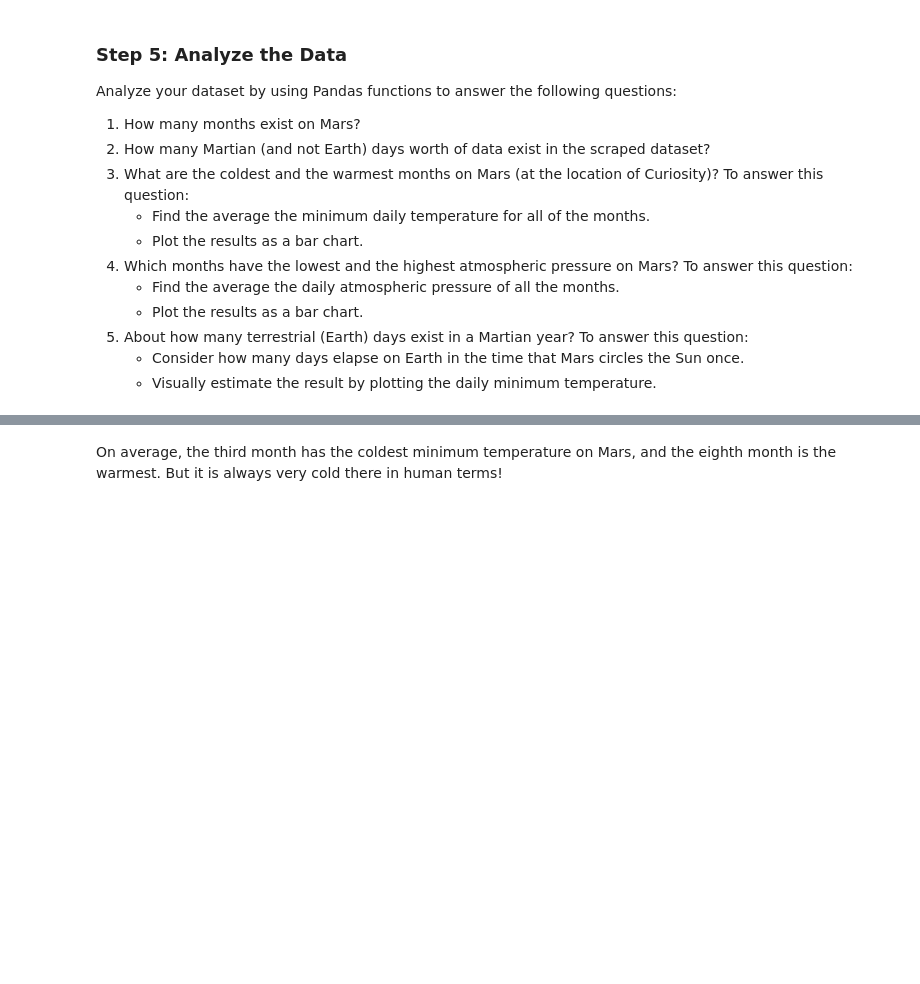
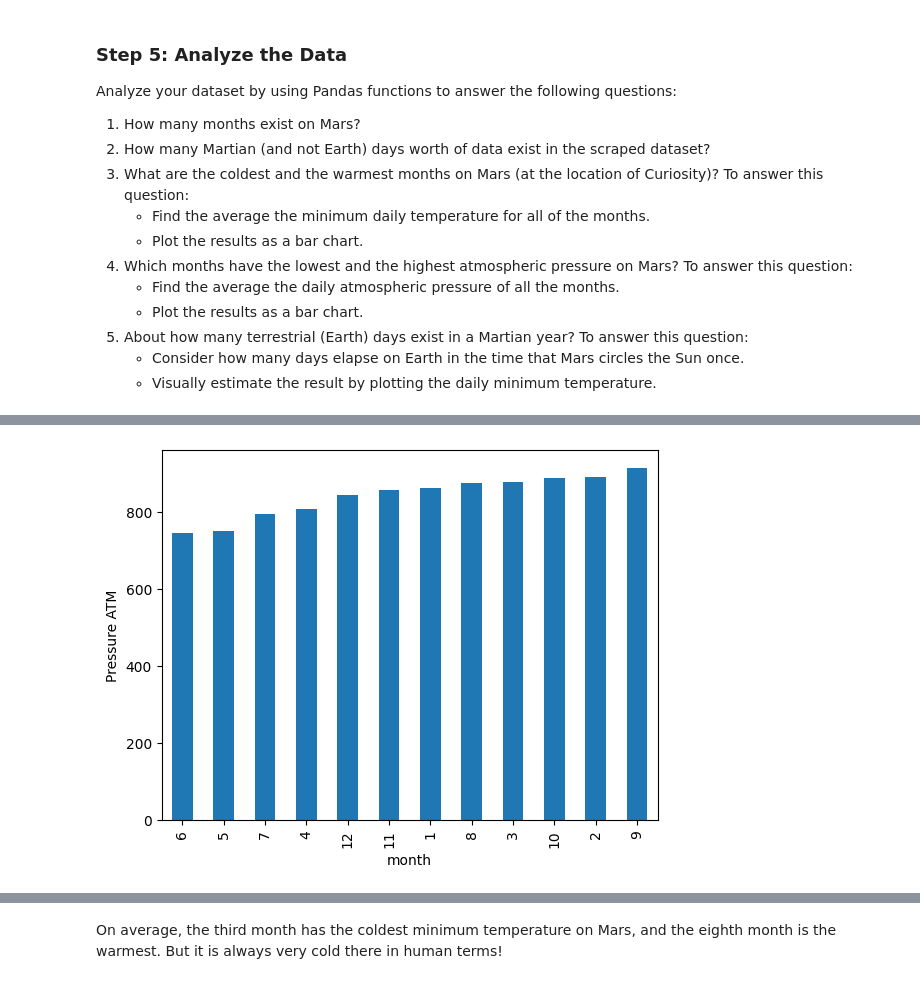
Before and after one commit to triciaosi/HTML-Challenge, a Jupyter notebook: HTML-challenge/part_2_mars_weather.ipynb, the cells around one changed output, grey strips where cells are left out. Saved outputs shown, nothing was run; the diff lists cells and outputs as text; code cells hidden in the pictures; blank space fills up the shorter version.

```diff
--- a/HTML-challenge/part_2_mars_weather.ipynb
+++ b/HTML-challenge/part_2_mars_weather.ipynb
@@ -197,2 +244,8 @@ avg_temp
+# %%
+pressure_by_month.sort_values().plot(kind='bar')
+plt.ylabel('Pressure ATM')
+plt.show()
+# %% [output]
+[figure, added]
 # %%
 # 5. How many terrestrial (earth) days are there in a Martian year?
```
Also changed, not shown: parts of 11 cells of this notebook, 2 other files.
